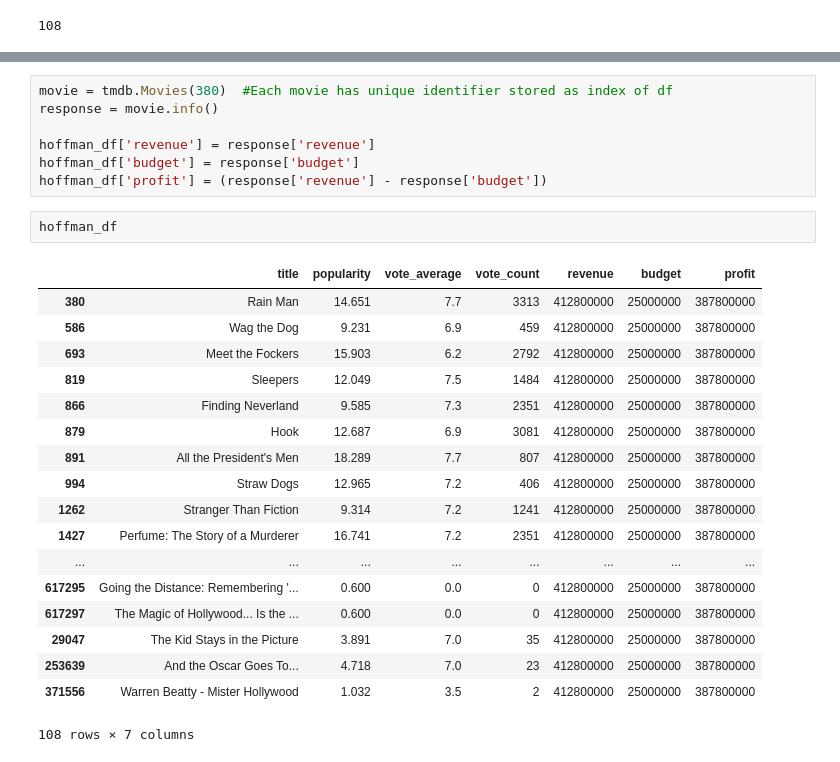
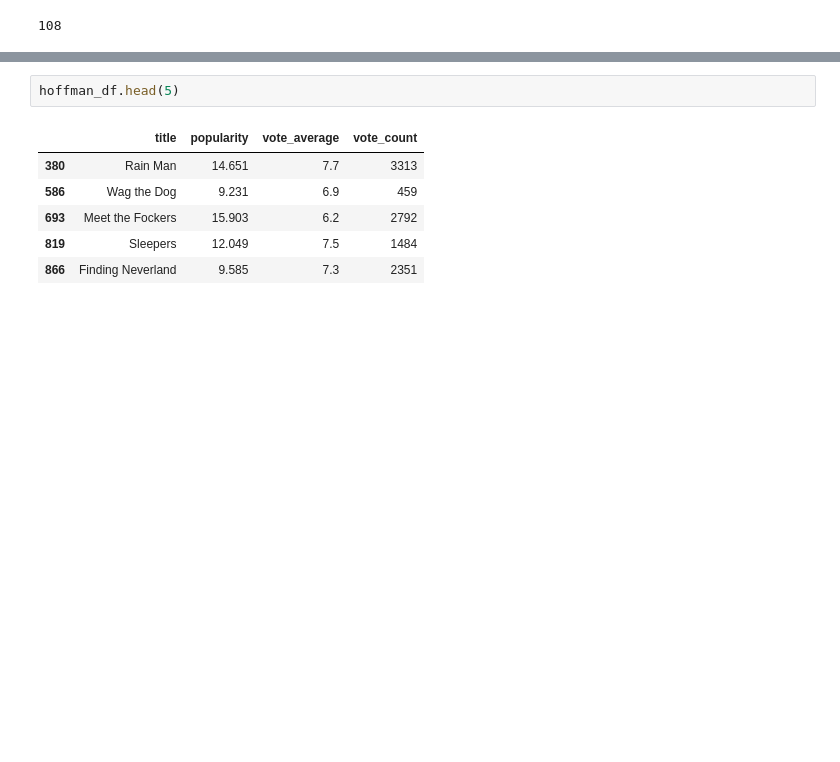
Before and after one commit to faltisco/Choose_Genre, a Jupyter notebook: EDA on TMDB.ipynb, the cells around one changed output, grey strips where cells are left out. Cells and saved outputs as stored; diff of their text form; blank space fills up the shorter version.

```diff
--- a/EDA on TMDB.ipynb
+++ b/EDA on TMDB.ipynb
@@ -158,28 +126,9 @@ SyntaxError: invalid token (<ipython-input-109-76322c011e84>, line 1)
-# %%
-movie = tmdb.Movies(380)  #Each movie has unique identifier stored as index of df
-response = movie.info()
-
-hoffman_df['revenue'] = response['revenue']
-hoffman_df['budget'] = response['budget']
-hoffman_df['profit'] = (response['revenue'] - response['budget'])
 # %%
-hoffman_df
+hoffman_df.head(5)
 # %% [output]
-|  | title | popularity | vote_average | vote_count | revenue | budget | profit |
-| 380 | Rain Man | 14.651 | 7.7 | 3313 | 412800000 | 25000000 | 387800000 |
-| 586 | Wag the Dog | 9.231 | 6.9 | 459 | 412800000 | 25000000 | 387800000 |
-| 693 | Meet the Fockers | 15.903 | 6.2 | 2792 | 412800000 | 25000000 | 387800000 |
-| 819 | Sleepers | 12.049 | 7.5 | 1484 | 412800000 | 25000000 | 387800000 |
-| 866 | Finding Neverland | 9.585 | 7.3 | 2351 | 412800000 | 25000000 | 387800000 |
-| 879 | Hook | 12.687 | 6.9 | 3081 | 412800000 | 25000000 | 387800000 |
-| 891 | All the President's Men | 18.289 | 7.7 | 807 | 412800000 | 25000000 | 387800000 |
-| 994 | Straw Dogs | 12.965 | 7.2 | 406 | 412800000 | 25000000 | 387800000 |
-| 1262 | Stranger Than Fiction | 9.314 | 7.2 | 1241 | 412800000 | 25000000 | 387800000 |
-| 1427 | Perfume: The Story of a Murderer | 16.741 | 7.2 | 2351 | 412800000 | 25000000 | 387800000 |
-| ... | ... | ... | ... | ... | ... | ... | ... |
-| 617295 | Going the Distance: Remembering '... | 0.600 | 0.0 | 0 | 412800000 | 25000000 | 387800000 |
-| 617297 | The Magic of Hollywood... Is the ... | 0.600 | 0.0 | 0 | 412800000 | 25000000 | 387800000 |
-| 29047 | The Kid Stays in the Picture | 3.891 | 7.0 | 35 | 412800000 | 25000000 | 387800000 |
-| 253639 | And the Oscar Goes To... | 4.718 | 7.0 | 23 | 412800000 | 25000000 | 387800000 |
-| 371556 | Warren Beatty - Mister Hollywood | 1.032 | 3.5 | 2 | 412800000 | 25000000 | 387800000 |
+|  | title | popularity | vote_average | vote_count |
+| 380 | Rain Man | 14.651 | 7.7 | 3313 |
+| 586 | Wag the Dog | 9.231 | 6.9 | 459 |
+| 693 | Meet the Fockers | 15.903 | 6.2 | 2792 |
+| 819 | Sleepers | 12.049 | 7.5 | 1484 |
+| 866 | Finding Neverland | 9.585 | 7.3 | 2351 |
-108 rows × 7 columns
```
Also changed, not shown: parts of 13 cells of this notebook, 1 other file.
